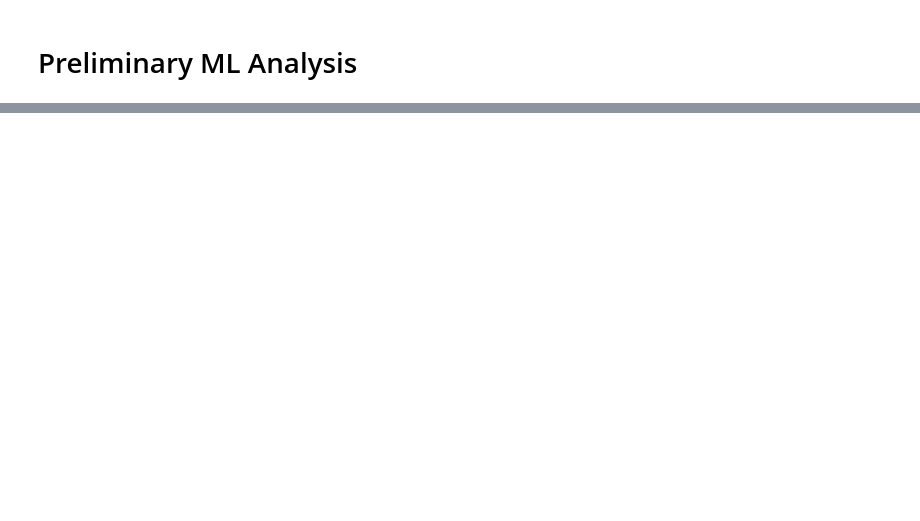
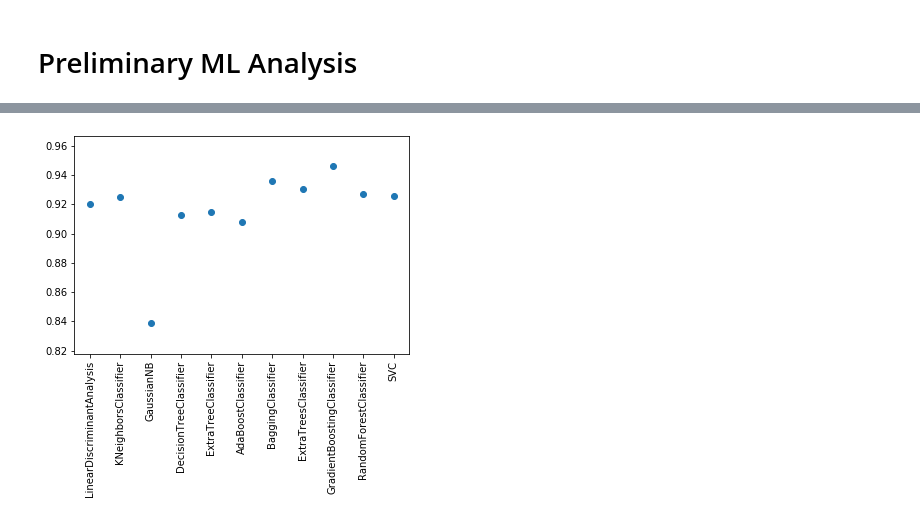
Before and after one commit to nicolaspascual/point-cloud-learn, a Jupyter notebook: notebooks/Cluster preliminary classification.ipynb, the cells around one changed output, grey strips where cells are left out. Saved outputs shown, nothing was run; the diff lists cells and outputs as text; code cells hidden in the pictures; blank space fills up the shorter version.

```diff
--- a/notebooks/Cluster preliminary classification.ipynb
+++ b/notebooks/Cluster preliminary classification.ipynb
@@ -72,0 +111,4 @@ pd.DataFrame(confusion_matrix(y_test, model.predict(X_test), labels=classes), in
+# %%
+print_metric('f1')
+# %% [output]
+[figure, added]
```
Also changed, not shown: parts of 15 cells of this notebook.
